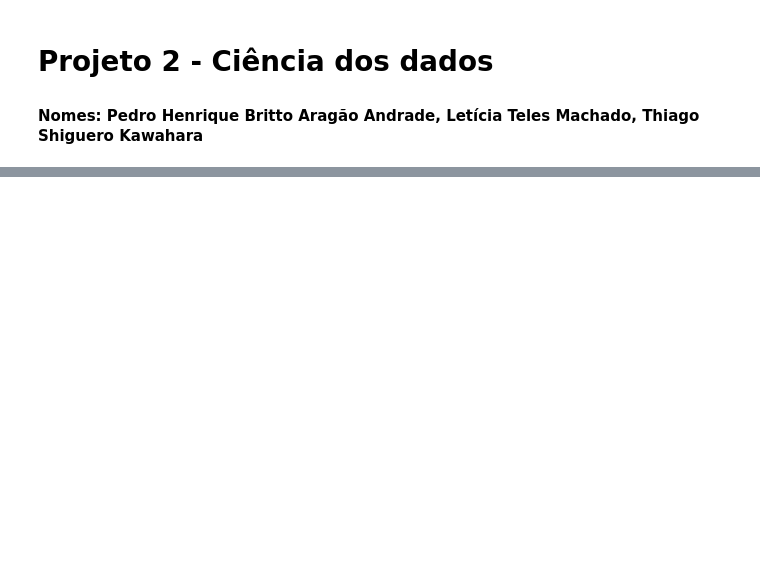
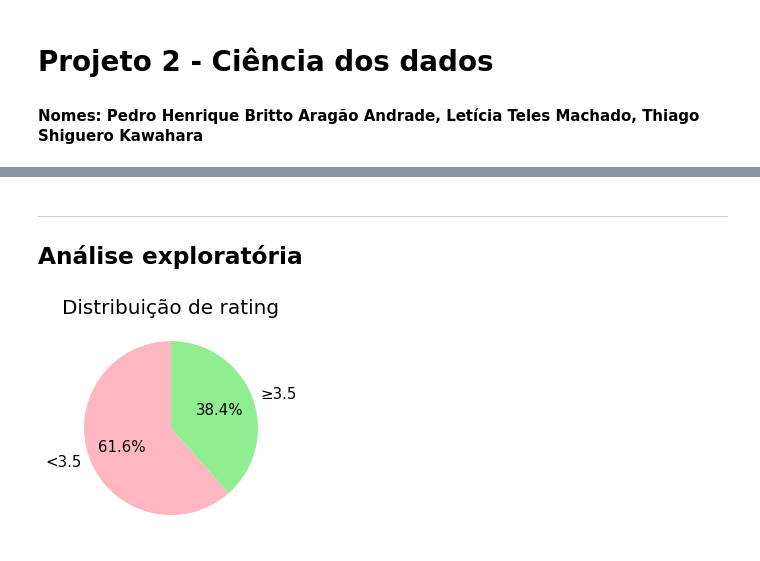
Before and after one commit to Pedro2712/Projeto_2-ciedados, a Jupyter notebook: Projeto 2 - Ciedados.ipynb, the cells around one changed output, grey strips where cells are left out. Saved outputs shown, nothing was run; the diff lists cells and outputs as text; code cells hidden in the pictures; blank space fills up the shorter version.

```diff
--- a/Projeto 2 - Ciedados.ipynb
+++ b/Projeto 2 - Ciedados.ipynb
@@ -511,0 +292,12 @@ Index(['local_cia', 'país_grão', '%cacau', 'rating', 'num_ingr',
+# %% [markdown]
+-------------------
+## Análise exploratória
+# %%
+# rating
+
+a = dados["rating"].value_counts()
+plt.pie(a, autopct='%.1f%%',  textprops={'fontsize': 15}, startangle=90, labels=["<3.5","≥3.5"],
+        colors=['lightpink', 'lightgreen'])
+plt.title("Distribuição de rating", fontsize=20);
+# %% [output]
+[figure, added]
```
Also changed, not shown: parts of 69 cells of this notebook.
